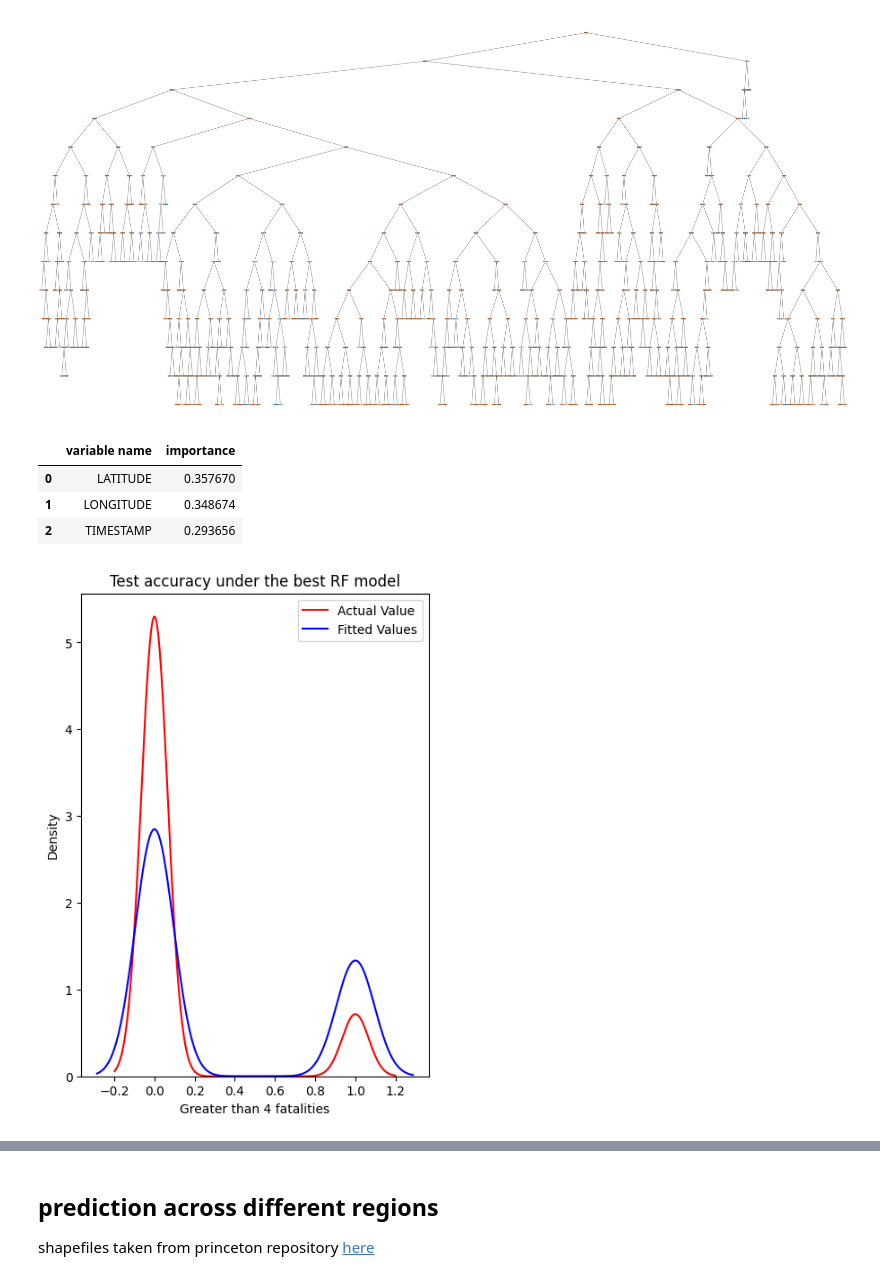
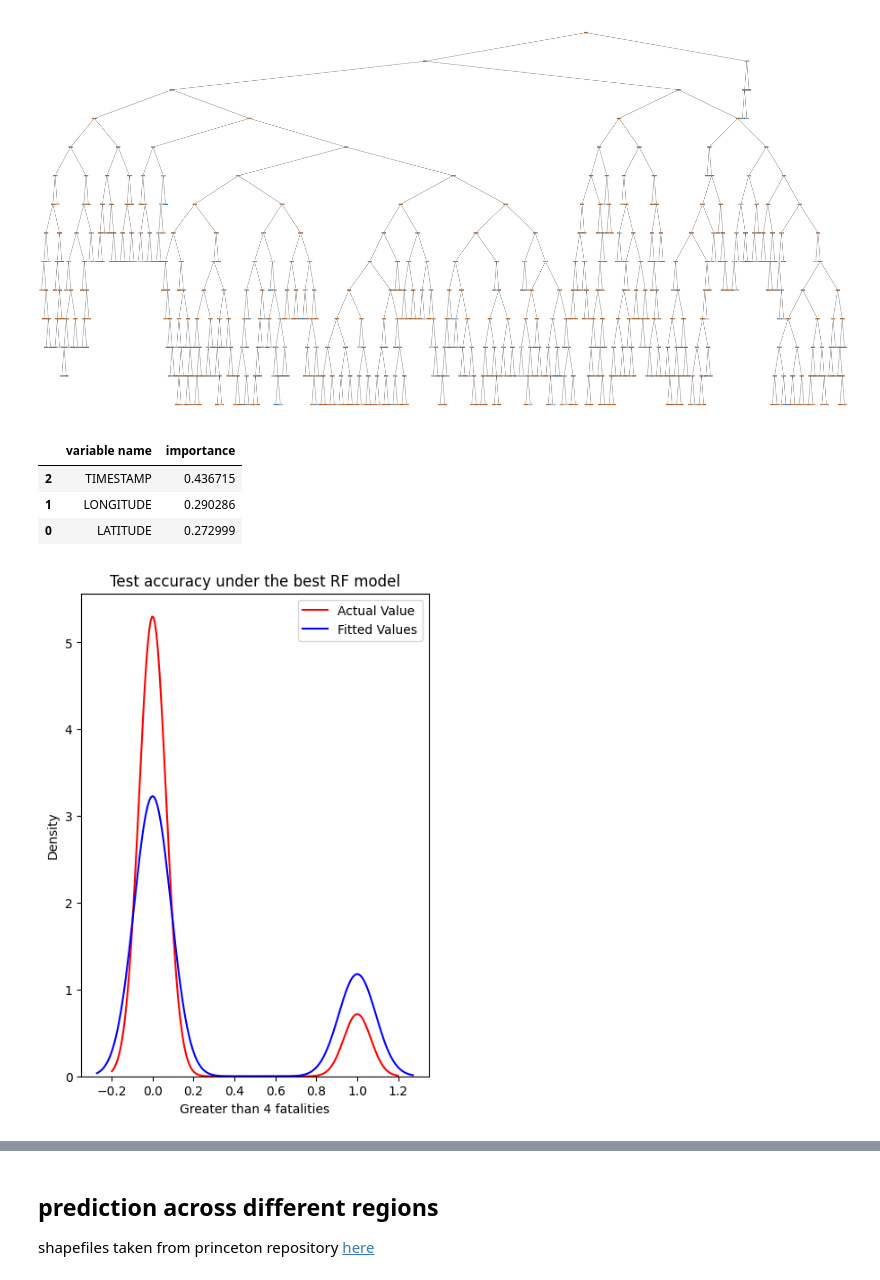
Before and after one commit to kaylanhua/conflicts, a Jupyter notebook: random_forest/random_forest.ipynb, the cells around one changed output, grey strips where cells are left out. Drawn from its saved outputs; the diff is of its cells as text; code cells hidden in the pictures.

```diff
--- a/random_forest/random_forest.ipynb
+++ b/random_forest/random_forest.ipynb
@@ -88,6 +88,13 @@ classifier_rf.oob_score_
 0.6948320809691765
 # %%
 rf = RandomForestClassifier(random_state=42, n_jobs=-1, class_weight='balanced')
+
+skip_gs = True
+rf_best = RandomForestClassifier(class_weight='balanced_subsample', max_depth=20,
+                       min_samples_leaf=5, n_estimators=200, n_jobs=-1, oob_score=True,
+                       random_state=42)
+rf_best.fit(X_train, y_train)
+print(rf_best.oob_score_)
 
 params = {
     'max_depth': [2,3,5,10,20],
@@ -104,11 +111,12 @@ params = {
 from sklearn.model_selection import GridSearchCV
 
 # Instantiate the grid search model
-grid_search = GridSearchCV(estimator=rf,
-                           param_grid=params,
-                           cv = 4,
-                           n_jobs=-1, verbose=1, scoring="accuracy")
+if not skip_gs:
+    grid_search = GridSearchCV(estimator=rf,
+                            param_grid=params,
+                            cv = 4,
+                            n_jobs=-1, verbose=1, scoring="accuracy")
 
-%time
-grid_search.fit(X_train, y_train)
+    %time
+    grid_search.fit(X_train, y_train)
 # %% [output]
@@ -139,29 +144,29 @@ plot_tree(rf_best.estimators_[5], feature_names = X.columns,class_names=['Fatali
 # %%
 imp_df = pd.DataFrame({
     "variable name": X_train.columns,
-    "importance": rf_best.feature_importances_
+    "importance": rf_best.feature_importances_ # this is using the mean decrease in gini score
 })
 
 imp_df.sort_values(by="importance", ascending=False)
 # %% [output]
 |  | variable name | importance |
-| 0 | LATITUDE | 0.357670 |
-| 1 | LONGITUDE | 0.348674 |
-| 2 | TIMESTAMP | 0.293656 |
+| 2 | TIMESTAMP | 0.436715 |
+| 1 | LONGITUDE | 0.290286 |
+| 0 | LATITUDE | 0.272999 |
 # %%
 import seaborn as sns
-current_rf = classifier_rf
+current_rf = rf_best
 y_pred = current_rf.predict(X_test)
 
 plt.figure(figsize=(5, 7))
 # Plotting actual values
 sns.kdeplot(y_test, color="r", label="Actual Value")
 # Plotting predicted values
 sns.kdeplot(y_pred, color="b", label="Fitted Values")
 
 plt.legend()
 plt.title("Test accuracy under the best RF model")
 plt.xlabel("Greater than 4 fatalities")
 plt.show()
 # %% [output]
-[figure, old version]
+[figure, new version]
```
Also changed, not shown: parts of 4 cells of this notebook.
